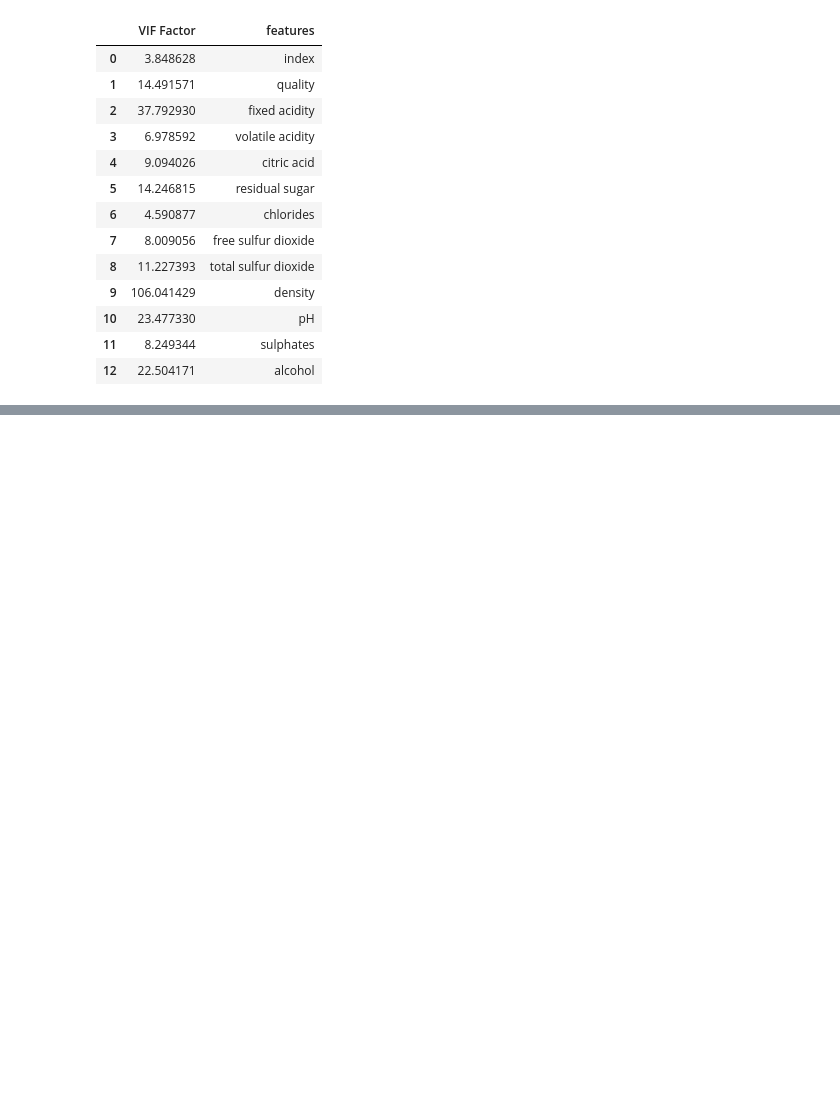
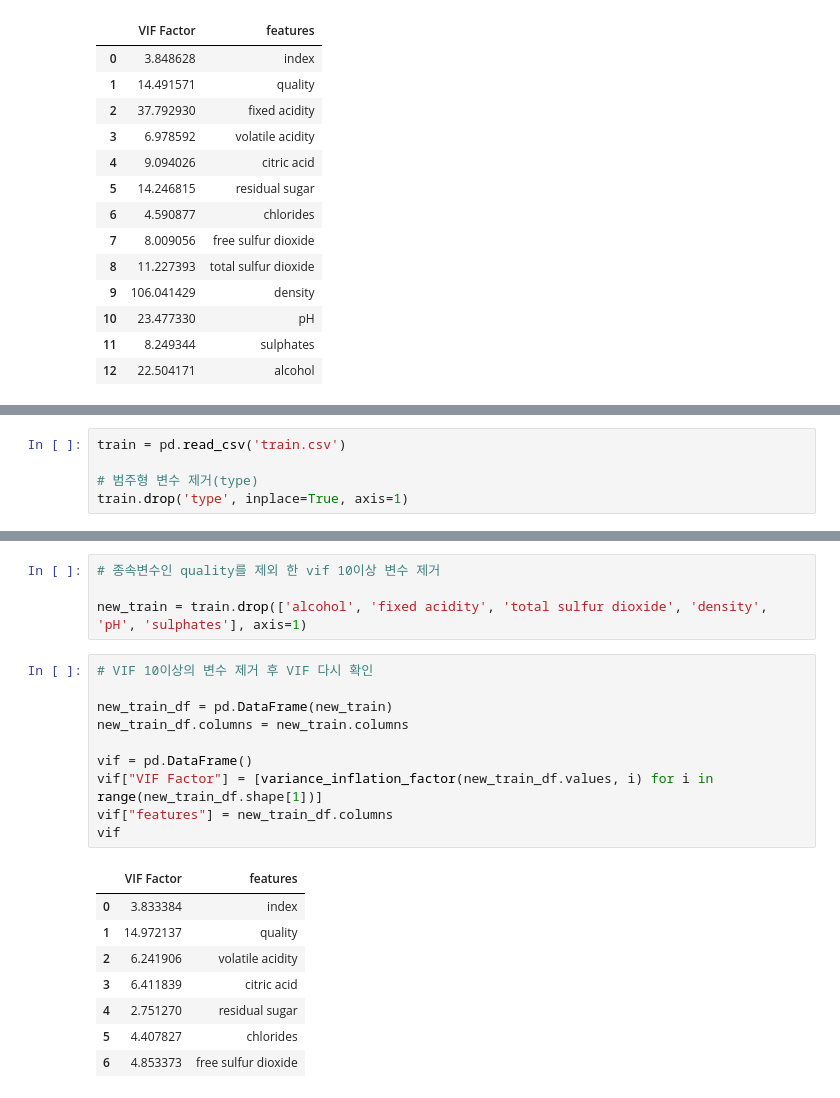
Before and after one commit to happycoder-leesh/kaggle_study, a Jupyter notebook: 1st_week_4.ipynb, the cells around one changed output, grey strips where cells are left out. Saved outputs shown, nothing was run; the diff lists cells and outputs as text; blank space fills up the shorter version.

```diff
--- a/1st_week_4.ipynb
+++ b/1st_week_4.ipynb
@@ -199,0 +208,5 @@ vif
+# %%
+train = pd.read_csv('train.csv')
+
+# 범주형 변수 제거(type)
+train.drop('type', inplace=True, axis=1)
@@ -199,0 +235,23 @@ vif
+# %%
+# 종속변수인 quality를 제외 한 vif 10이상 변수 제거
+
+new_train = train.drop(['alcohol', 'fixed acidity', 'total sulfur dioxide', 'density', 'pH', 'sulphates'], axis=1)
+# %%
+# VIF 10이상의 변수 제거 후 VIF 다시 확인
+
+new_train_df = pd.DataFrame(new_train)
+new_train_df.columns = new_train.columns
+
+vif = pd.DataFrame()
+vif["VIF Factor"] = [variance_inflation_factor(new_train_df.values, i) for i in range(new_train_df.shape[1])]
+vif["features"] = new_train_df.columns
+vif
+# %% [output]
+|  | VIF Factor | features |
+| 0 | 3.833384 | index |
+| 1 | 14.972137 | quality |
+| 2 | 6.241906 | volatile acidity |
+| 3 | 6.411839 | citric acid |
+| 4 | 2.751270 | residual sugar |
+| 5 | 4.407827 | chlorides |
+| 6 | 4.853373 | free sulfur dioxide |
```
Also changed, not shown: parts of 8 cells of this notebook.
